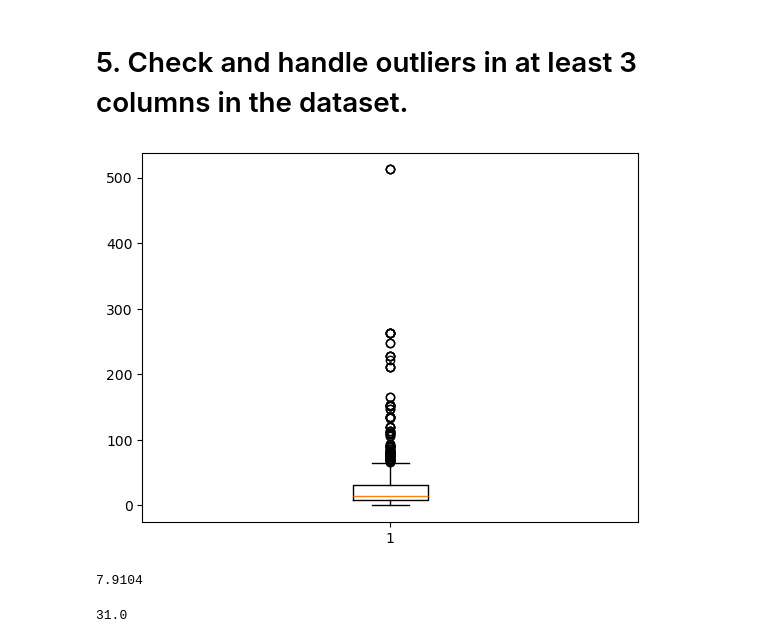
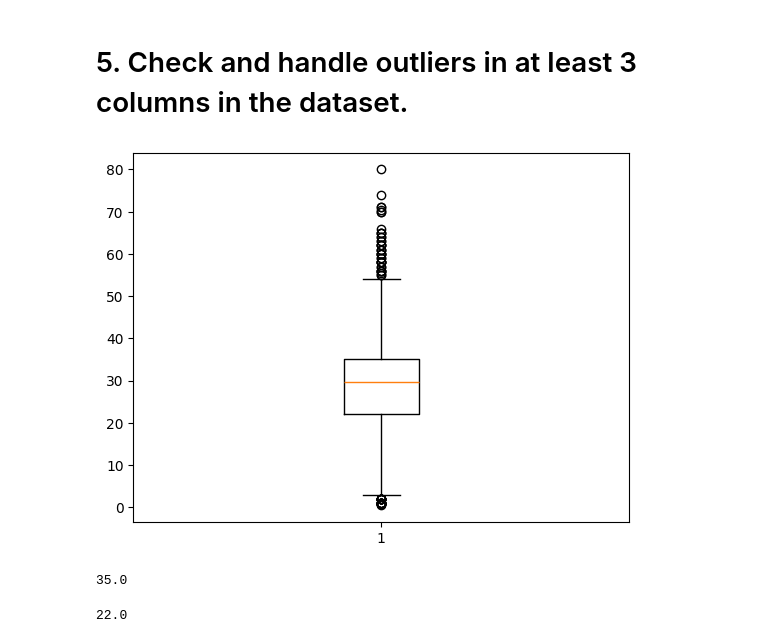
Before and after one commit to syamkrishnanharidas/DATA_ANALYTICS_PYTHON_ASSIGNMENT, a Jupyter notebook: A06_TITANIC.ipynb, the cells around one changed output. Saved outputs shown, nothing was run; the diff lists cells and outputs as text; code cells hidden in the pictures.

```diff
--- a/A06_TITANIC.ipynb
+++ b/A06_TITANIC.ipynb
@@ -71 +72,4 @@ Embarked      2
 dtype: int64
+# %%
+df1=df1.drop(['Name'],axis=1)
+df1
@@ -88,3 +124,8 @@ df1['Sex'] = le.fit_transform(df1['Sex'])
 df1['Sex'].nunique()
 # %% [output]
 2
+# %%
+from sklearn.preprocessing import LabelEncoder
+le = LabelEncoder()
+df1['Ticket'] = le.fit_transform(df1['Ticket'])
+df1['Ticket'].nunique()
@@ -98,7 +141,7 @@ df1['Cabin'].nunique()
 # %%
 from sklearn.preprocessing import LabelEncoder
 le = LabelEncoder()
-df1['Embarked'] = le.fit_transform(data['Embarked'])
+df1['Embarked'] = le.fit_transform(df1['Embarked'])
 df1['Embarked'].nunique()
 # %% [output]
 4
@@ -119 +162,4 @@ Embarked    0
 dtype: int64
+# %%
+df2=pd.DataFrame(df1)
+df2
@@ -120,20 +181,20 @@ dtype: int64
 # %% [markdown]
 # 5. Check and handle outliers in at least 3 columns in the dataset.
 # %%
-plt.boxplot(df1['Fare'])
+plt.boxplot(df2['Age'])
 plt.show()
 # %% [output]
-[figure, old version]
+[figure, new version]
+# %%
+Q3=np.percentile(df2['Age'],75)
+Q3
+# %% [output]
+35.0
 # %%
-Q1 = np.percentile(df1['Fare'],25)
+Q1=np.percentile(df2['Age'],25)
 Q1
 # %% [output]
-7.9104
+22.0
-# %%
-Q3 = np.percentile(df1['Fare'],75)
-Q3
-# %% [output]
-31.0
 # %%
 IQR = Q3 - Q1
 IQR
```
Also changed, not shown: parts of 37 cells of this notebook.
